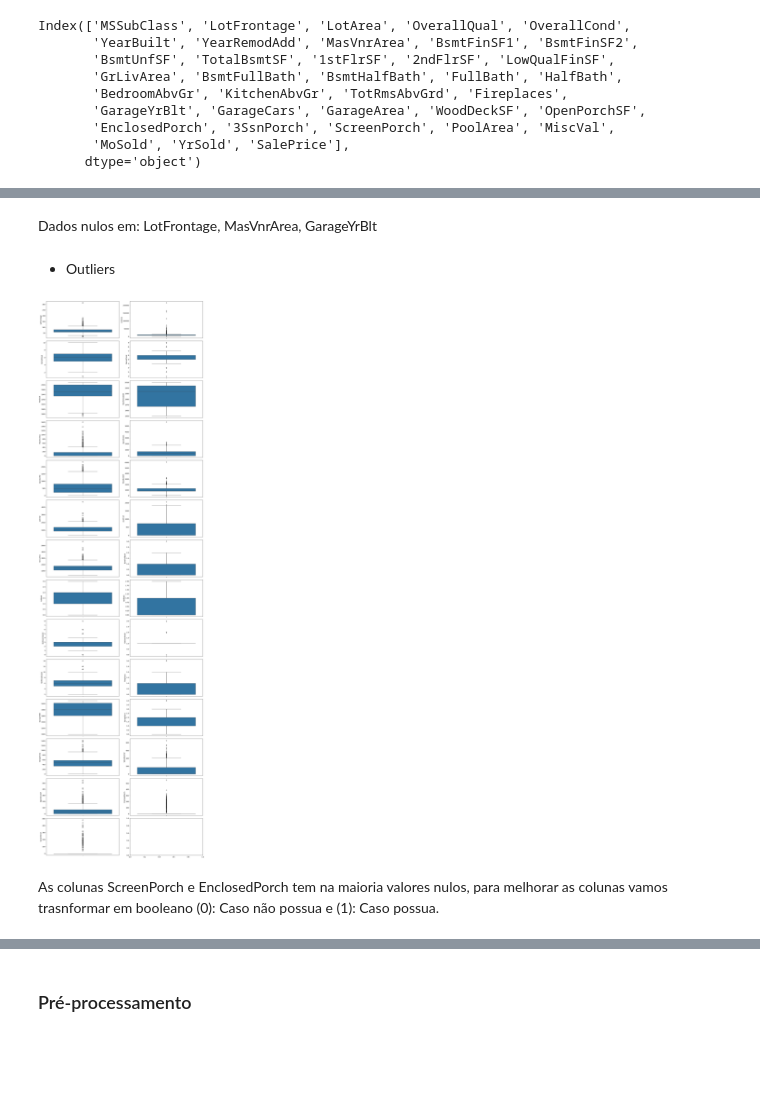
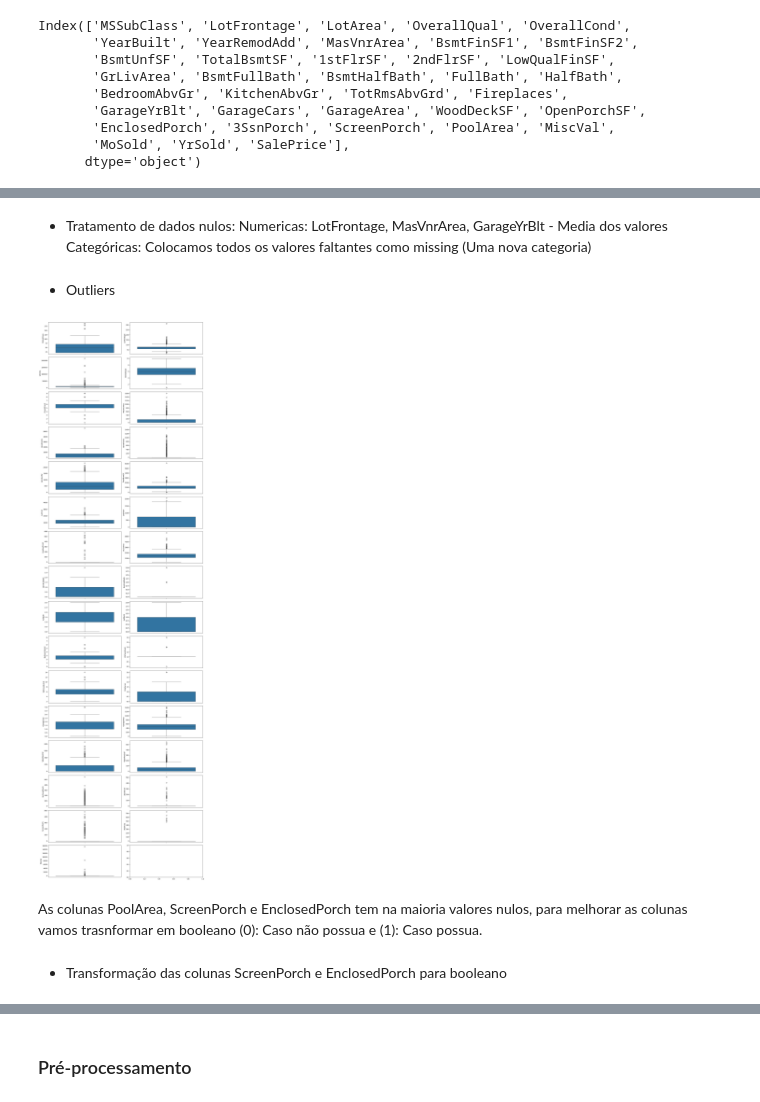
Before and after one commit to FranciscoPGuimaraes/house-prices-advanced-regression-techniques, a Jupyter notebook: notebook.ipynb, the cells around one changed output, grey strips where cells are left out. Saved outputs shown, nothing was run; the diff lists cells and outputs as text; code cells hidden in the pictures; blank space fills up the shorter version.

```diff
--- a/notebook.ipynb
+++ b/notebook.ipynb
@@ -192,27 +157,44 @@ OpenPorchSF      1460
 EnclosedPorch    1460
 ScreenPorch      1460
 dtype: int64
-# %% [markdown]
-Dados nulos em: LotFrontage, MasVnrArea, GarageYrBlt
+# %% [markdown]
+- Tratamento de dados nulos:
+Numericas: LotFrontage, MasVnrArea, GarageYrBlt - Media dos valores
+Categóricas: Colocamos todos os valores faltantes como missing (Uma nova categoria)
+# %%
+from sklearn.impute import SimpleImputer
+
+imputerLotFrontage = SimpleImputer(strategy='mean')
+houses['LotFrontage'] = imputerLotFrontage.fit_transform(houses[['LotFrontage']])
+
+imputerMasVnrArea = SimpleImputer(strategy='mean')
+houses['MasVnrArea'] = imputerMasVnrArea.fit_transform(houses[['MasVnrArea']])
+
+imputerGarageYrBlt = SimpleImputer(strategy='mean')
+houses['GarageYrBlt'] = imputerGarageYrBlt.fit_transform(houses[['GarageYrBlt']])
+# %%
+houses['GarageYrBlt'] = np.round(houses['GarageYrBlt']).astype("int")
 # %% [markdown]
 - Outliers
 # %%
-cols = ['LotFrontage', 'LotArea', 'OverallQual', 'OverallCond',
-       'YearBuilt', 'YearRemodAdd', 'MasVnrArea', 'BsmtFinSF1',
-       'BsmtUnfSF', 'TotalBsmtSF', '1stFlrSF', '2ndFlrSF',
-       'GrLivArea', 'BsmtFullBath', 'FullBath', 'HalfBath',
+cols = ['MSSubClass', 'LotFrontage', 'LotArea', 'OverallQual', 'OverallCond',
+       'MasVnrArea', 'BsmtFinSF1', 'BsmtFinSF2',
+       'BsmtUnfSF', 'TotalBsmtSF', '1stFlrSF', '2ndFlrSF', 'LowQualFinSF',
+       'GrLivArea', 'BsmtFullBath', 'BsmtHalfBath', 'FullBath', 'HalfBath',
        'BedroomAbvGr', 'KitchenAbvGr', 'TotRmsAbvGrd', 'Fireplaces',
-       'GarageYrBlt', 'GarageCars', 'GarageArea', 'WoodDeckSF', 'OpenPorchSF',
-       'EnclosedPorch', 'ScreenPorch']
+       'GarageCars', 'GarageArea', 'WoodDeckSF', 'OpenPorchSF',
+       'EnclosedPorch', '3SsnPorch', 'ScreenPorch', 'PoolArea', 'MiscVal']
 
-fig, axs = plt.subplots(nrows=14, ncols=2, figsize=(15, 50))
+fig, axs = plt.subplots(nrows=16, ncols=2, figsize=(15, 50))
 axs = axs.flatten()
 
 for i, col in enumerate(cols):
     sns.boxplot(houses[col], ax=axs[i])
 plt.tight_layout()
 plt.show()
 # %% [output]
-[figure, old version]
+[figure, new version]
 # %% [markdown]
-As colunas ScreenPorch e EnclosedPorch tem na maioria valores nulos, para melhorar as colunas vamos trasnformar em booleano (0): Caso não possua e (1): Caso possua.
+As colunas PoolArea, ScreenPorch e EnclosedPorch tem na maioria valores nulos, para melhorar as colunas vamos trasnformar em booleano (0): Caso não possua e (1): Caso possua.
+# %% [markdown]
+- Transformação das colunas ScreenPorch e EnclosedPorch para booleano
```
Also changed, not shown: parts of 51 cells of this notebook, 2 other files.
